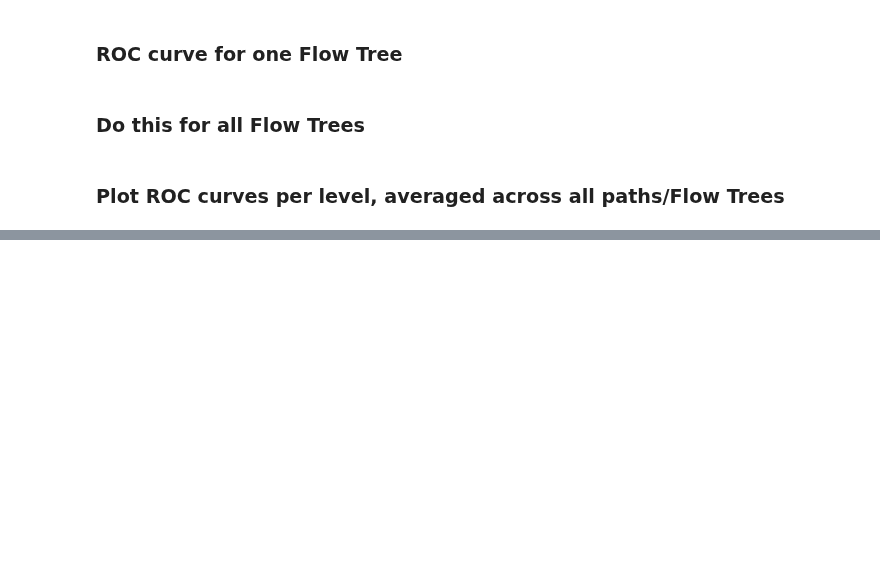
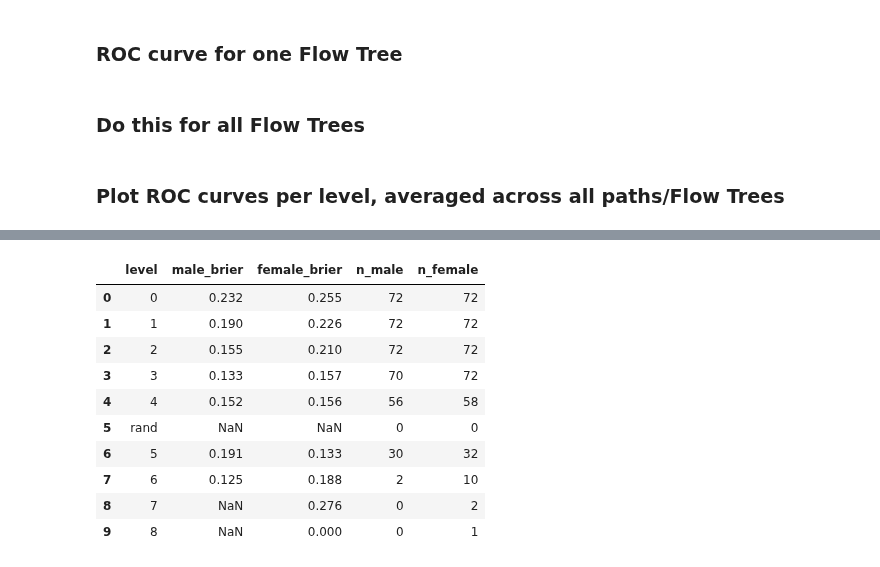
Before and after one commit to geometric-intelligence/mazedyn, a Jupyter notebook: mazedyn/3_dynamic_prediction.ipynb, the cells around one changed output, grey strips where cells are left out. Drawn from its saved outputs; the diff is of its cells as text; code cells hidden in the pictures; blank space fills up the shorter version.

```diff
--- a/mazedyn/3_dynamic_prediction.ipynb
+++ b/mazedyn/3_dynamic_prediction.ipynb
@@ -433,0 +787,45 @@ fig.show()
+# %%
+from sklearn.metrics import brier_score_loss
+
+def compare_likelihood_predictions(male_likelihoods, male_actuals, female_likelihoods, female_actuals):
+    results = []
+    for lvl in male_likelihoods:
+        male_scores = []
+        female_scores = []
+
+        # Calculate Brier scores for each fold/tree
+        for i in range(len(male_likelihoods[lvl])):
+            if len(male_likelihoods[lvl][i]) > 0:
+                male_scores.append(brier_score_loss(male_actuals[lvl][i], male_likelihoods[lvl][i]))
+
+        for i in range(len(female_likelihoods[lvl])):
+            if len(female_likelihoods[lvl][i]) > 0:
+                female_scores.append(brier_score_loss(female_actuals[lvl][i], female_likelihoods[lvl][i]))
+
+        results.append({
+            'level': lvl,
+            'male_brier': np.mean(male_scores),
+            'female_brier': np.mean(female_scores),
+            'n_male': len(male_scores),
+            'n_female': len(female_scores)
+        })
+
+    return pd.DataFrame(results)
+
+compare_likelihood_predictions(MALE_k_likelihoods_by_level_by_tree_by_person,
+    MALE_k_actual_accuracies_by_level_by_tree_by_person,
+    FEMALE_k_likelihoods_by_level_by_tree_by_person,
+    FEMALE_k_actual_accuracies_by_level_by_tree_by_person
+)
+# %% [output]
+|  | level | male_brier | female_brier | n_male | n_female |
+| 0 | 0 | 0.232 | 0.255 | 72 | 72 |
+| 1 | 1 | 0.190 | 0.226 | 72 | 72 |
+| 2 | 2 | 0.155 | 0.210 | 72 | 72 |
+| 3 | 3 | 0.133 | 0.157 | 70 | 72 |
+| 4 | 4 | 0.152 | 0.156 | 56 | 58 |
+| 5 | rand | NaN | NaN | 0 | 0 |
+| 6 | 5 | 0.191 | 0.133 | 30 | 32 |
+| 7 | 6 | 0.125 | 0.188 | 2 | 10 |
+| 8 | 7 | NaN | 0.276 | 0 | 2 |
+| 9 | 8 | NaN | 0.000 | 0 | 1 |
```
Also changed, not shown: parts of 9 cells of this notebook, 2 other files.
